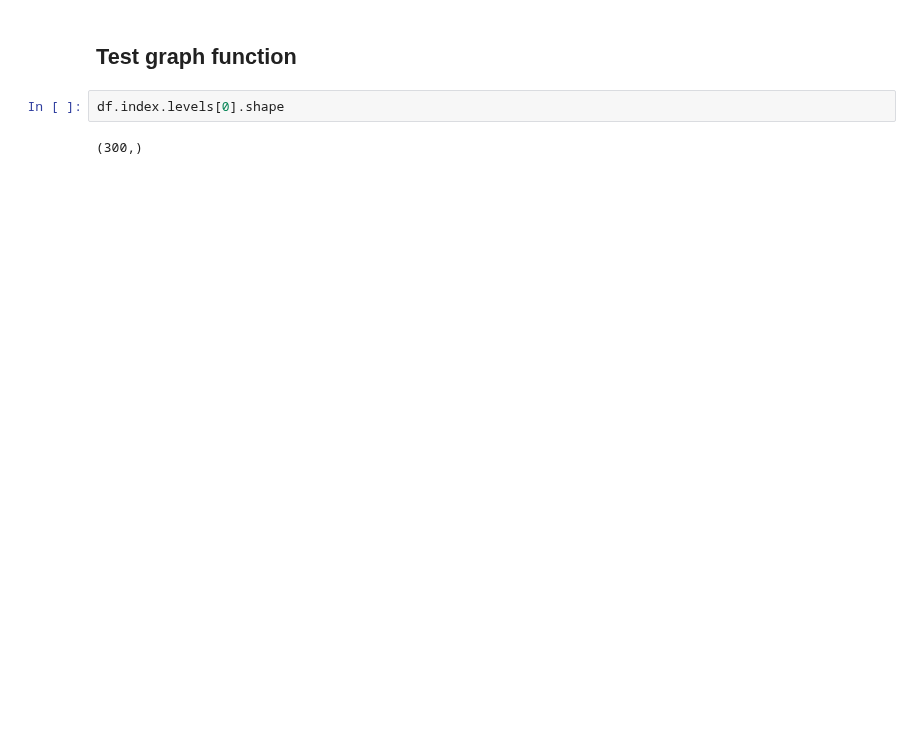
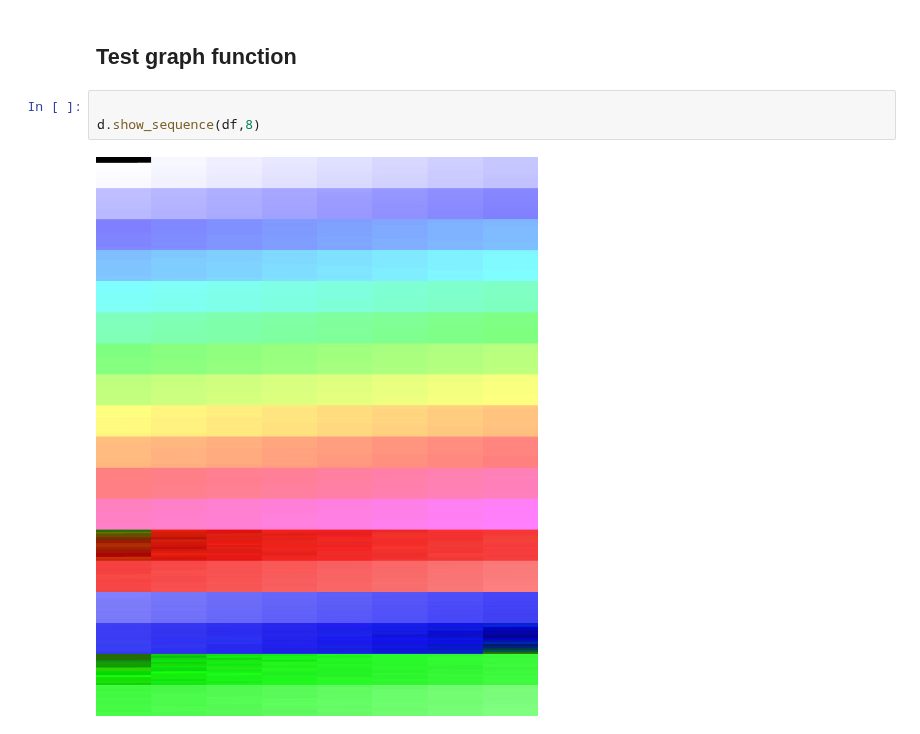
Before and after one commit to dream-team-nadia-woody/epilator, a Jupyter notebook: graph_testing.ipynb, the cells around one changed output. Cells and saved outputs as stored; diff of their text form; blank space fills up the shorter version.

```diff
--- a/graph_testing.ipynb
+++ b/graph_testing.ipynb
@@ -49,8 +37,9 @@ df.iloc[:5]
 # %% [markdown]
 ## Test graph function
-# %%
-df.index.levels[0].shape
-# %% [output]
-(300,)
+# %%
+
+d.show_sequence(df,8)
+# %% [output]
+[figure, added]
 # %%
 reload(g)
```
Also changed, not shown: parts of 6 cells of this notebook, 3 other files.
